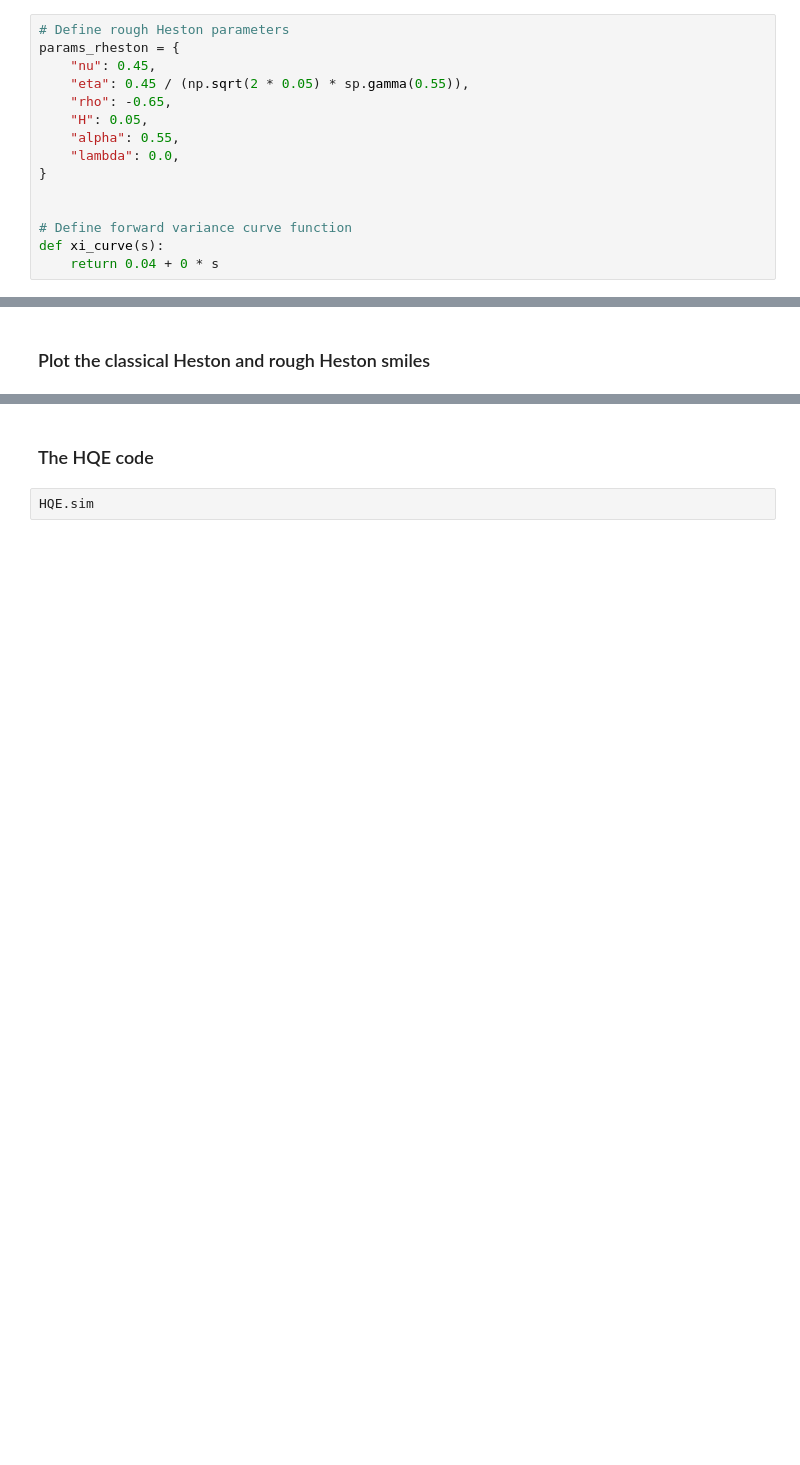
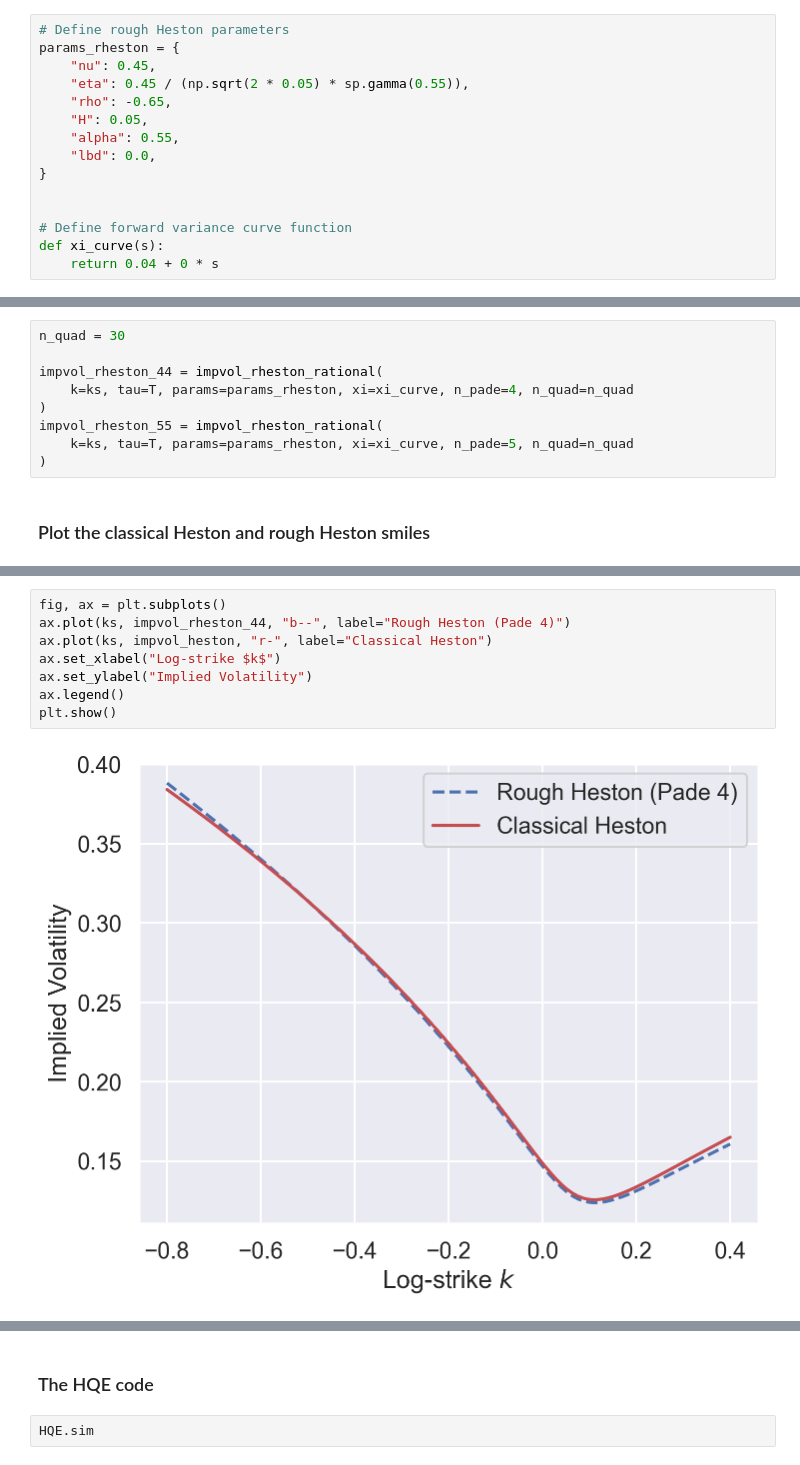
Before and after one commit to fbourgey/RoughVolatilityWorkshop, a Jupyter notebook: QM2024_4_Computation.ipynb, the cells around one changed output, grey strips where cells are left out. Saved outputs shown, nothing was run; the diff lists cells and outputs as text; blank space fills up the shorter version.

```diff
--- a/QM2024_4_Computation.ipynb
+++ b/QM2024_4_Computation.ipynb
@@ -1275,7 +1276,7 @@ params_rheston = {
     "rho": -0.65,
     "H": 0.05,
     "alpha": 0.55,
-    "lambda": 0.0,
+    "lbd": 0.0,
 }
 
 
@@ -1303,2 +1288,11 @@ volPade.55 <- volPade(h.approx = h.Pade55)(params.rHeston, xi0)(kk)
+# %%
+n_quad = 30
+
+impvol_rheston_44 = impvol_rheston_rational(
+    k=ks, tau=T, params=params_rheston, xi=xi_curve, n_pade=4, n_quad=n_quad
+)
+impvol_rheston_55 = impvol_rheston_rational(
+    k=ks, tau=T, params=params_rheston, xi=xi_curve, n_pade=5, n_quad=n_quad
+)
 # %% [markdown]
 ### Plot the classical Heston and rough Heston smiles
@@ -1317 +1299,11 @@ legend("topright", c("Rough Heston", "Classical Heston"),
+# %%
+fig, ax = plt.subplots()
+ax.plot(ks, impvol_rheston_44, "b--", label="Rough Heston (Pade 4)")
+ax.plot(ks, impvol_heston, "r-", label="Classical Heston")
+ax.set_xlabel("Log-strike $k$")
+ax.set_ylabel("Implied Volatility")
+ax.legend()
+plt.show()
+# %% [output]
+[figure, added]
 # %% [markdown]
```
Also changed, not shown: parts of 20 cells of this notebook, 2 other files.
